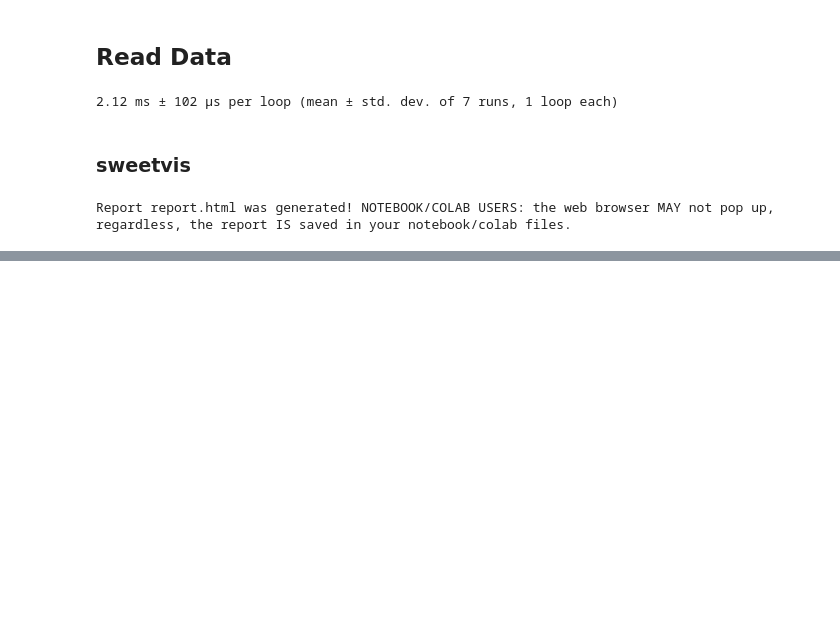
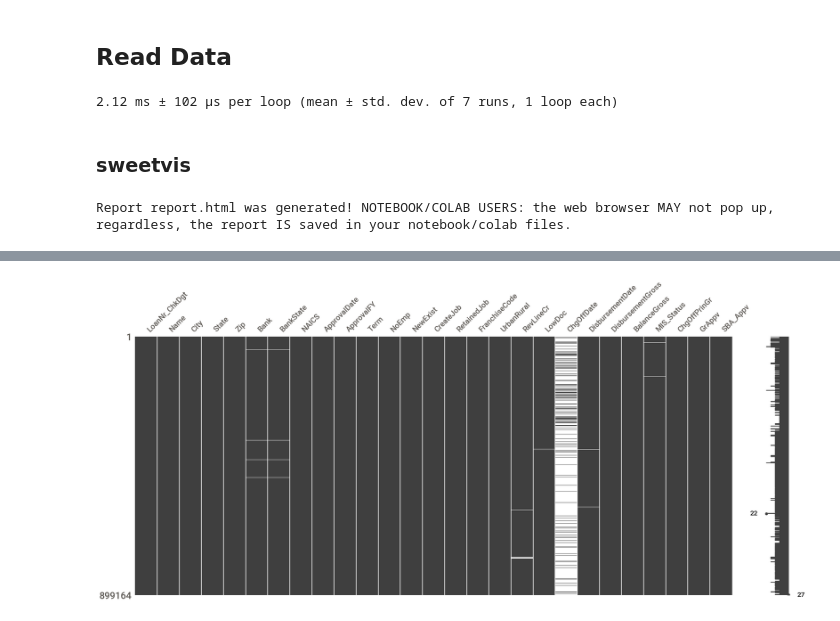
Before and after one commit to emaddar/SBA, a Jupyter notebook: Emad/analysis.ipynb, the cells around one changed output, grey strips where cells are left out. Cells and saved outputs as stored; diff of their text form; code cells hidden in the pictures; blank space fills up the shorter version.

```diff
--- a/Emad/analysis.ipynb
+++ b/Emad/analysis.ipynb
@@ -31,0 +29,4 @@ report.show_notebook(report)
+# %%
+msno.matrix(df);
+# %% [output]
+[figure, added]
```
Also changed, not shown: parts of 9 cells of this notebook, 2 other files.
